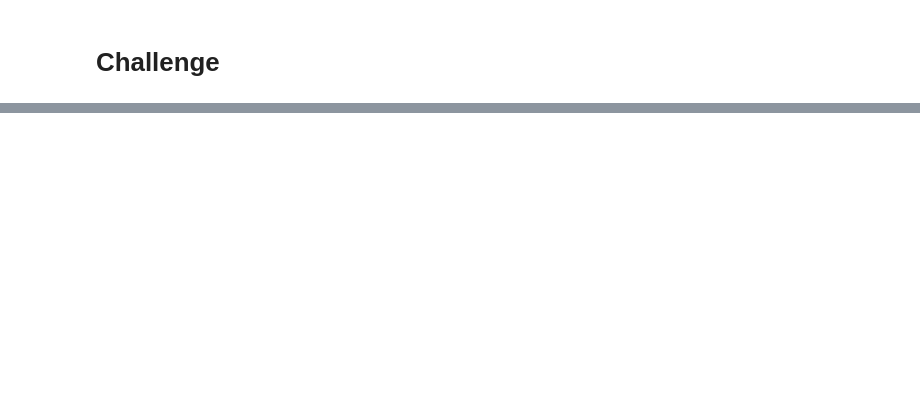
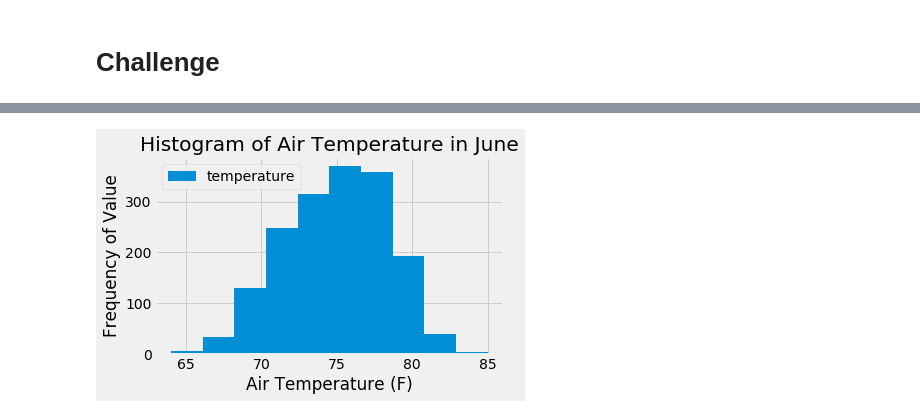
Before and after one commit to SheriKarasick/surfs_up, a Jupyter notebook: climate_analysis.ipynb, the cells around one changed output, grey strips where cells are left out. Saved outputs shown, nothing was run; the diff lists cells and outputs as text; code cells hidden in the pictures; blank space fills up the shorter version.

```diff
--- a/climate_analysis.ipynb
+++ b/climate_analysis.ipynb
@@ -70,0 +177,13 @@ session = Session(engine)
+# %%
+# June air temp dataframe
+june_tobs = session.query(Measurement.date, Measurement.tobs).filter(extract('month', Measurement.date)==6).all()
+june_tobs
+june_df = pd.DataFrame(june_tobs, columns=['date', 'temperature'])
+june_df
+june_df.plot.hist(bins=10)
+plt.ylabel('Frequency of Value')
+plt.xlabel('Air Temperature (F)')
+plt.title(r'Histogram of Air Temperature in June')
+plt.tight_layout()
+# %% [output]
+[figure, added]
```
Also changed, not shown: parts of 18 cells of this notebook.
